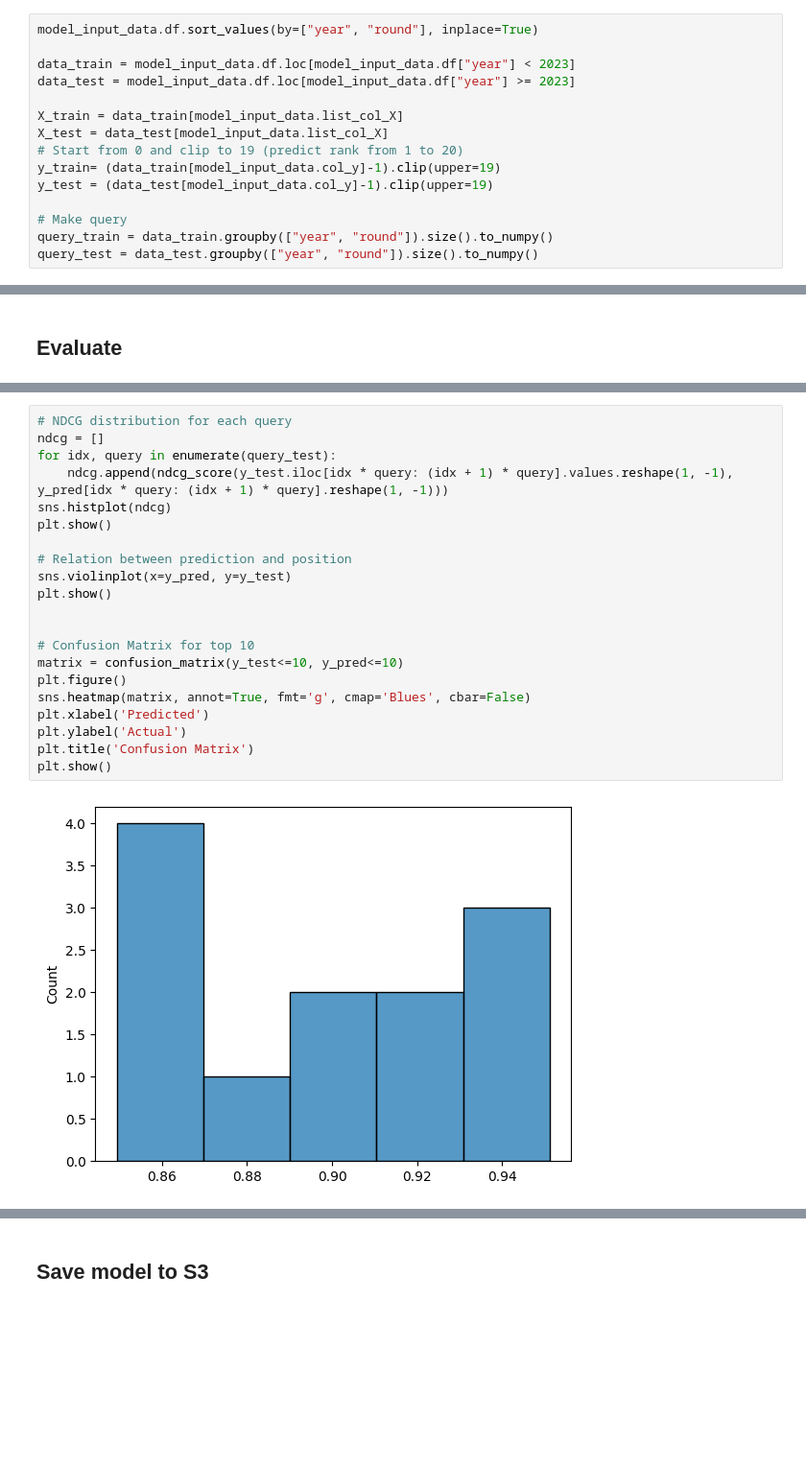
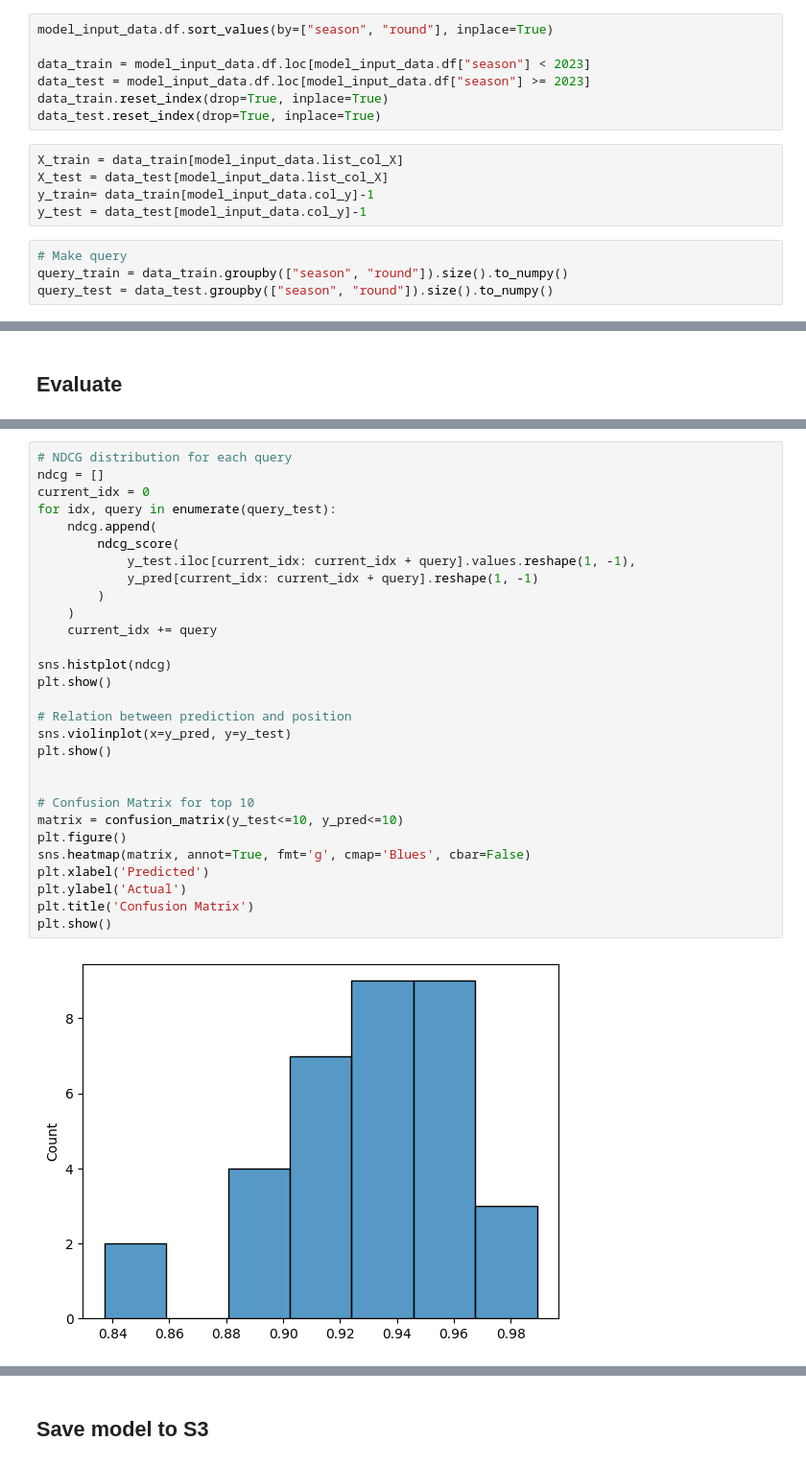
Before and after one commit to YoshimatsuSaito/formula1-season-explorer, a Jupyter notebook: notebooks/create_model.ipynb, the cells around one changed output, grey strips where cells are left out. Shown at 96% size. Drawn from its saved outputs; the diff is of its cells as text; blank space fills up the shorter version.

```diff
--- a/notebooks/create_model.ipynb
+++ b/notebooks/create_model.ipynb
@@ -227,18 +125,19 @@ from modules.model.model import Ranker
-# %%
-model_input_data.df.sort_values(by=["year", "round"], inplace=True)
-
-data_train = model_input_data.df.loc[model_input_data.df["year"] < 2023]
-data_test = model_input_data.df.loc[model_input_data.df["year"] >= 2023]
-
-X_train = data_train[model_input_data.list_col_X]
-X_test = data_test[model_input_data.list_col_X]
-# Start from 0 and clip to 19 (predict rank from 1 to 20)
-y_train= (data_train[model_input_data.col_y]-1).clip(upper=19)
-y_test = (data_test[model_input_data.col_y]-1).clip(upper=19)
-
-# Make query
-query_train = data_train.groupby(["year", "round"]).size().to_numpy()
-query_test = data_test.groupby(["year", "round"]).size().to_numpy()
+# %%
+model_input_data.df.sort_values(by=["season", "round"], inplace=True)
+
+data_train = model_input_data.df.loc[model_input_data.df["season"] < 2023]
+data_test = model_input_data.df.loc[model_input_data.df["season"] >= 2023]
+data_train.reset_index(drop=True, inplace=True)
+data_test.reset_index(drop=True, inplace=True)
+# %%
+X_train = data_train[model_input_data.list_col_X]
+X_test = data_test[model_input_data.list_col_X]
+y_train= data_train[model_input_data.col_y]-1
+y_test = data_test[model_input_data.col_y]-1
+# %%
+# Make query
+query_train = data_train.groupby(["season", "round"]).size().to_numpy()
+query_test = data_test.groupby(["season", "round"]).size().to_numpy()
 # %%
 ranker = Ranker(
     bucket_name=BUCKET_NAME,
@@ -268,23 +165,31 @@ from scipy import stats
 # %%
 # NDCG distribution for each query
 ndcg = []
+current_idx = 0
 for idx, query in enumerate(query_test):
-    ndcg.append(ndcg_score(y_test.iloc[idx * query: (idx + 1) * query].values.reshape(1, -1), y_pred[idx * query: (idx + 1) * query].reshape(1, -1)))
+    ndcg.append(
+        ndcg_score(
+            y_test.iloc[current_idx: current_idx + query].values.reshape(1, -1),
+            y_pred[current_idx: current_idx + query].reshape(1, -1)
+        )
+    )
+    current_idx += query
+
 sns.histplot(ndcg)
 plt.show()
 
 # Relation between prediction and position
 sns.violinplot(x=y_pred, y=y_test)
 plt.show()
 
 
 # Confusion Matrix for top 10
 matrix = confusion_matrix(y_test<=10, y_pred<=10)
 plt.figure()
 sns.heatmap(matrix, annot=True, fmt='g', cmap='Blues', cbar=False)
 plt.xlabel('Predicted')
 plt.ylabel('Actual')
 plt.title('Confusion Matrix')
 plt.show()
 # %% [output]
-[figure, old version]
+[figure, new version]
```
Also changed, not shown: parts of 22 cells of this notebook, 5 other files.
